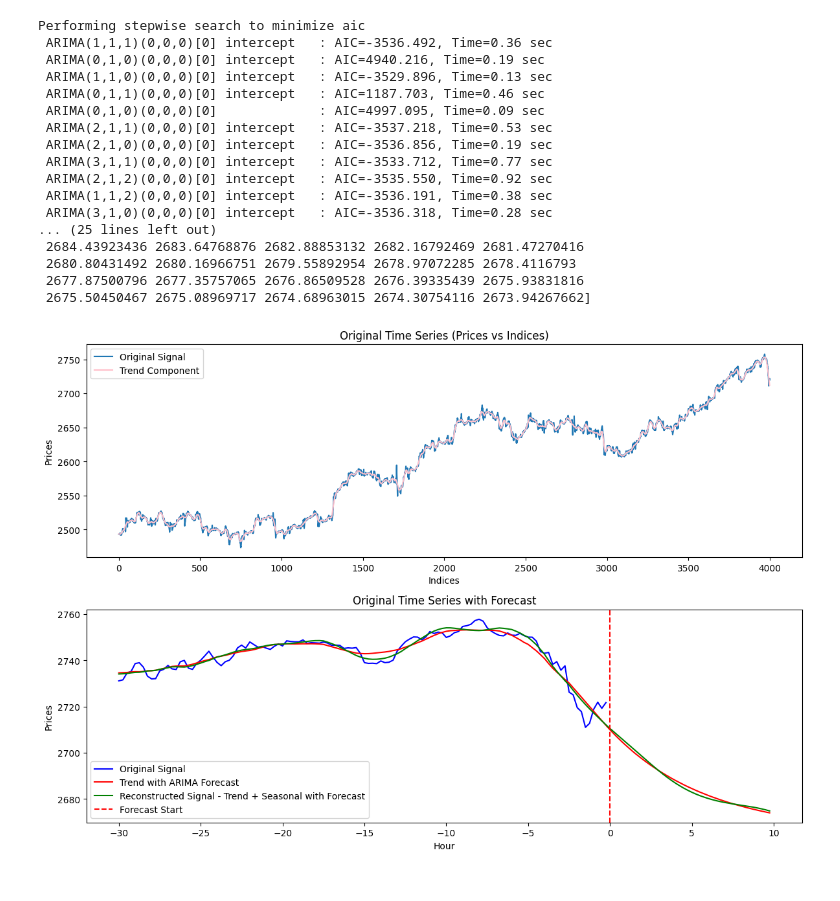
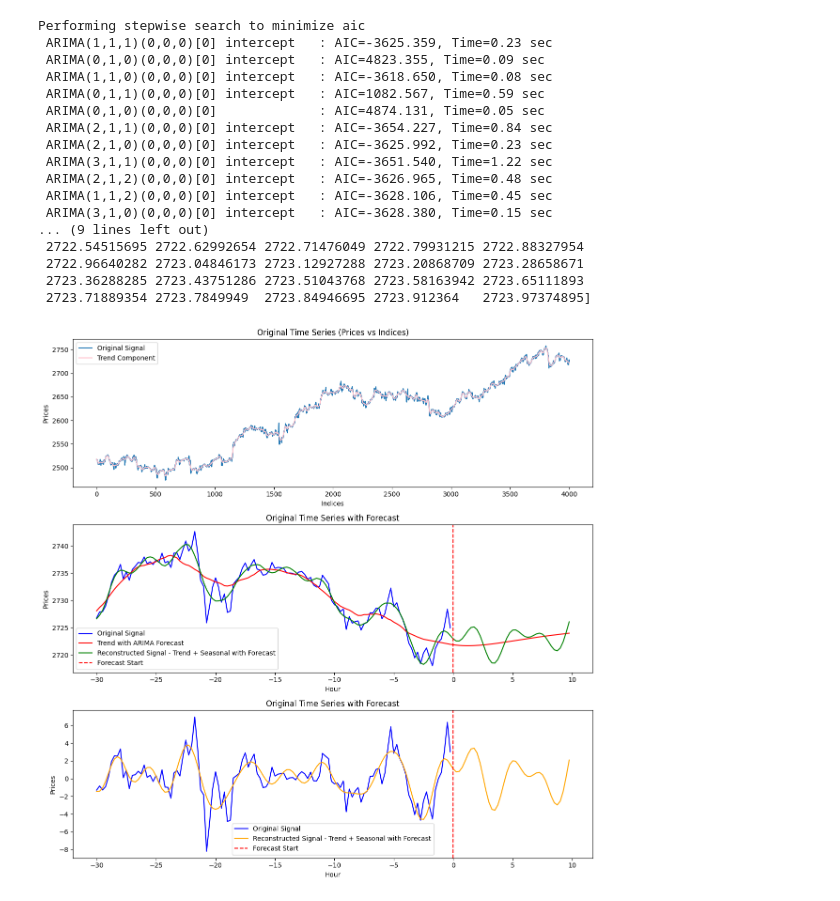
Before and after one commit to harrycslau/forex-data-fft, a Jupyter notebook: arima_v2_M15.ipynb, the cells around one changed output. Cells and saved outputs as stored; diff of their text form; code cells hidden in the pictures.

Commit message:
Arima_v2 added interactive view

```diff
--- a/arima_v2_M15.ipynb
+++ b/arima_v2_M15.ipynb
@@ -71,8 +69,6 @@ plt.show()
 # Definition of Forecast Parameters
 validation_elements = 0
 forecast_elements = 40
-seasonal_input_elements = 1600
-visualization_elements = 120
 
 # Trend - fit stepwise auto-ARIMA
 smodel = pm.auto_arima(yvalues_trend, start_p=1, start_q=1,
@@ -92,22 +88,22 @@ yvalues_trend_forecast = np.concatenate((yvalues_trend, forecast))
 print(yvalues_trend_forecast[-forecast_elements:])
 # %% [output]
 Performing stepwise search to minimize aic
- ARIMA(1,1,1)(0,0,0)[0] intercept   : AIC=-3536.492, Time=0.36 sec
- ARIMA(0,1,0)(0,0,0)[0] intercept   : AIC=4940.216, Time=0.19 sec
- ARIMA(1,1,0)(0,0,0)[0] intercept   : AIC=-3529.896, Time=0.13 sec
- ARIMA(0,1,1)(0,0,0)[0] intercept   : AIC=1187.703, Time=0.46 sec
- ARIMA(0,1,0)(0,0,0)[0]             : AIC=4997.095, Time=0.09 sec
- ARIMA(2,1,1)(0,0,0)[0] intercept   : AIC=-3537.218, Time=0.53 sec
- ARIMA(2,1,0)(0,0,0)[0] intercept   : AIC=-3536.856, Time=0.19 sec
- ARIMA(3,1,1)(0,0,0)[0] intercept   : AIC=-3533.712, Time=0.77 sec
- ARIMA(2,1,2)(0,0,0)[0] intercept   : AIC=-3535.550, Time=0.92 sec
- ARIMA(1,1,2)(0,0,0)[0] intercept   : AIC=-3536.191, Time=0.38 sec
- ARIMA(3,1,0)(0,0,0)[0] intercept   : AIC=-3536.318, Time=0.28 sec
-... (25 lines left out)
- 2684.43923436 2683.64768876 2682.88853132 2682.16792469 2681.47270416
- 2680.80431492 2680.16966751 2679.55892954 2678.97072285 2678.4116793
- 2677.87500796 2677.35757065 2676.86509528 2676.39335439 2675.93831816
- 2675.50450467 2675.08969717 2674.68963015 2674.30754116 2673.94267662]
+ ARIMA(1,1,1)(0,0,0)[0] intercept   : AIC=-3625.359, Time=0.23 sec
+ ARIMA(0,1,0)(0,0,0)[0] intercept   : AIC=4823.355, Time=0.09 sec
+ ARIMA(1,1,0)(0,0,0)[0] intercept   : AIC=-3618.650, Time=0.08 sec
+ ARIMA(0,1,1)(0,0,0)[0] intercept   : AIC=1082.567, Time=0.59 sec
+ ARIMA(0,1,0)(0,0,0)[0]             : AIC=4874.131, Time=0.05 sec
+ ARIMA(2,1,1)(0,0,0)[0] intercept   : AIC=-3654.227, Time=0.84 sec
+ ARIMA(2,1,0)(0,0,0)[0] intercept   : AIC=-3625.992, Time=0.23 sec
+ ARIMA(3,1,1)(0,0,0)[0] intercept   : AIC=-3651.540, Time=1.22 sec
+ ARIMA(2,1,2)(0,0,0)[0] intercept   : AIC=-3626.965, Time=0.48 sec
+ ARIMA(1,1,2)(0,0,0)[0] intercept   : AIC=-3628.106, Time=0.45 sec
+ ARIMA(3,1,0)(0,0,0)[0] intercept   : AIC=-3628.380, Time=0.15 sec
+... (9 lines left out)
+ 2722.54515695 2722.62992654 2722.71476049 2722.79931215 2722.88327954
+ 2722.96640282 2723.04846173 2723.12927288 2723.20868709 2723.28658671
+ 2723.36288285 2723.43751286 2723.51043768 2723.58163942 2723.65111893
+ 2723.71889354 2723.7849949  2723.84946695 2723.912364   2723.97374895]
 # %%
 def fft_forecast(signal, forecast_elements, target_harmonics=40):
 
@@ -147,49 +143,53 @@ def fft_forecast(signal, forecast_elements, target_harmonics=40):
 
     return reconstructed_signal, num_harmonics
 # %%
+seasonal_input_elements = 598
+visualization_elements = 120
+seasonal_harmonics = 60
+
 # 1. Correctly select the latest seasonal_input_elements
 
-yvalues_seasonal_forecast, num_harmonics = fft_forecast(yvalues_seasonal[-seasonal_input_elements:], forecast_elements, 80)
+yvalues_seasonal_forecast, num_harmonics = fft_forecast(yvalues_seasonal[-seasonal_input_elements:], forecast_elements, seasonal_harmonics)
 # Plot
 
 # Adjust data slices to match combined_indices length
 prices_slice = prices[-visualization_elements:]
 trend_slice = yvalues_trend_forecast[-(visualization_elements+forecast_elements):]
 seasonal_slice = yvalues_seasonal_forecast[-(visualization_elements+forecast_elements):]
 
 # **6b. Plotting**
 plt.figure(figsize=(12, 12))
 
 # Plot original signal and trend
 plt.subplot(3, 1, 1)
 plt.plot(np.arange(len(prices)), prices, label="Original Signal")
 plt.plot(np.arange(len(yvalues_trend)), yvalues_trend, label='Trend Component', color='pink')
 plt.title("Original Time Series (Prices vs Indices)")
 plt.xlabel("Indices")
 plt.ylabel("Prices")
 plt.legend()
-'''
-# Plot reconstructed seasonal signal with forecast
-plt.subplot(3, 1, 2)
-plt.plot(np.arange(start_index, start_index + reconstructed_length), reconstructed_signal, label="Reconstructed Seasonal Signal + Forecast", color='orange')
-plt.axvline(x=len(prices), color='red', linestyle='--', label="Forecast Start")
-plt.title(f"Reconstructed Seasonal Signal with Forecast for Next {forecast_elements} Elements (Using First {num_harmonics} Harmonics)")
-plt.xlabel("Indices")
-plt.ylabel("Amplitude")
-plt.legend()
-'''
+
 # Plot combined trend and seasonal with forecast
 plt.subplot(3, 1, 2)
 plt.plot(np.arange(-visualization_elements,0)/4, prices_slice, label="Original Signal", color='blue')
 plt.plot(np.arange(-visualization_elements,forecast_elements)/4, trend_slice, label="Trend with ARIMA Forecast", color='red')
 plt.plot(np.arange(-visualization_elements,forecast_elements)/4, trend_slice+seasonal_slice, label="Reconstructed Signal - Trend + Seasonal with Forecast", color='green')
 plt.axvline(x=0, color='red', linestyle='--', label="Forecast Start")
 plt.title("Original Time Series with Forecast")
 plt.xlabel("Hour")
 plt.ylabel("Prices")
 plt.legend()
 
+plt.subplot(3, 1, 3)
+plt.plot(np.arange(-visualization_elements,0)/4, prices_slice-trend_slice[:-forecast_elements], label="Original Signal", color='blue')
+plt.plot(np.arange(-visualization_elements,forecast_elements)/4, seasonal_slice, label="Reconstructed Signal - Trend + Seasonal with Forecast", color='orange')
+plt.axvline(x=0, color='red', linestyle='--', label="Forecast Start")
+plt.title("Original Time Series with Forecast")
+plt.xlabel("Hour")
+plt.ylabel("Prices")
+plt.legend()
+
 plt.tight_layout()
 plt.show()
 # %% [output]
-[figure, old version]
+[figure, new version]
```
Also changed, not shown: parts of 3 cells of this notebook, 1 other file.
